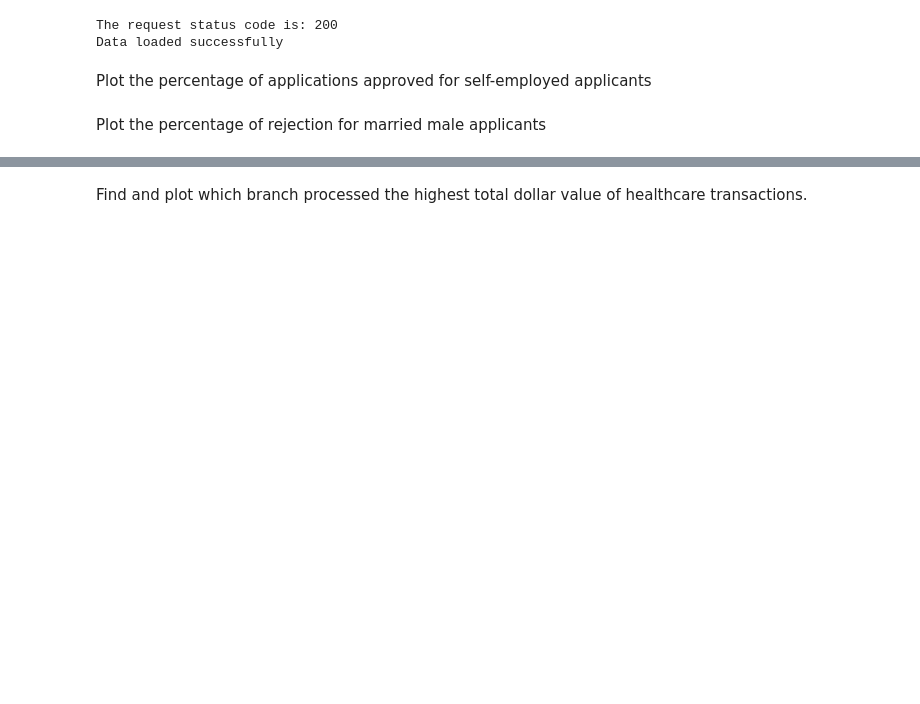
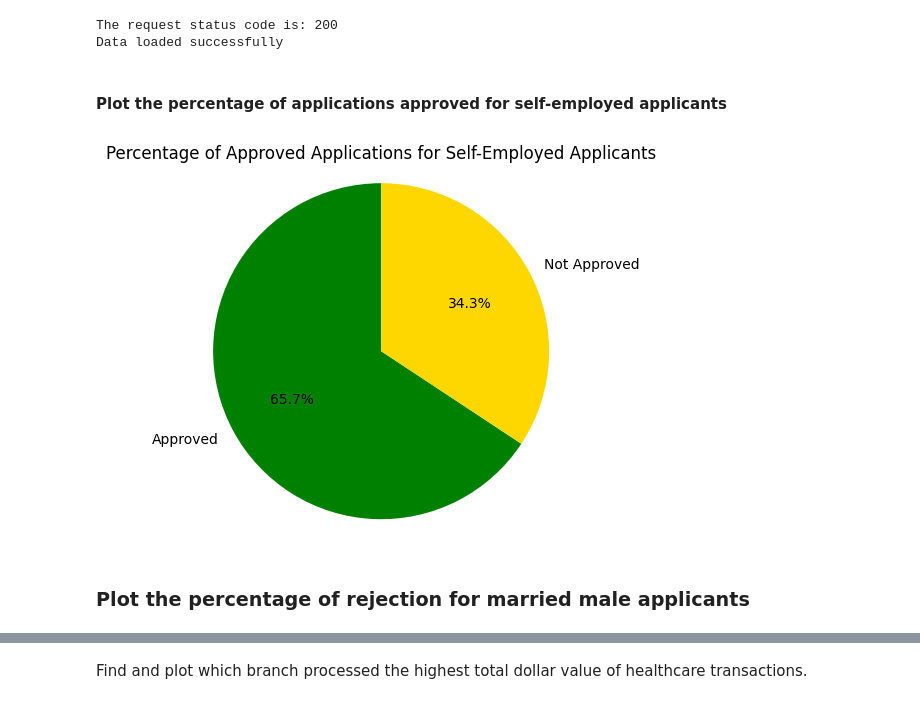
Before and after one commit to andrewrhoden/Data-Engineering---Capstone-Project, a Jupyter notebook: Capstone_Project.ipynb, the cells around one changed output, grey strips where cells are left out. Saved outputs shown, nothing was run; the diff lists cells and outputs as text; code cells hidden in the pictures; blank space fills up the shorter version.

```diff
--- a/Capstone_Project.ipynb
+++ b/Capstone_Project.ipynb
@@ -540,4 +464,0 @@ StructField("Application_Status", StringType(), True)
-# %%
-#createa a new spark session
-
-spark=SparkSession.builder.appName("convert to spark").getOrCreate()
@@ -693,27 +527,18 @@ else:
-# %%
-url = 'https://raw.githubusercontent.com/platformps/LoanDataset/main/loan_data.json'
-response =requests.get(url)
-print(f"The request status code is: {response.status_code}")
-
-loan_data=response.json()
-
-
-loan_df=spark.createDataFrame(loan_data).collect()
-
-# loan_df.write.jdbc(url='jdbc:mysql://localhost:3306/creditcard_capstone',\
-#     table='CDW_SAPP_loan_application', mode='overwrite', properties={'user': user, 'password': password}).save()
-
-table='CDW_SAPP_loan_application'
-loan_df.write \
-                    .format("jdbc") \
-                    .mode("overwrite") \
-                    .option("truncate","true") \
-                    .option("url", "jdbc:mysql://localhost:3306/") \
-                    .option("dbtable", "creditcard_capstone.{}".format(table)) \
-                    .option("truncate","true") \
-                    .option("user", user) \
-                    .option("characterEncoding","UTF-8") \
-                    .option("useUnicode", "true")\
-                    .option("password", password).save()
 # %% [markdown]
-Plot the percentage of applications approved for self-employed applicants
+#### Plot the percentage of applications approved for self-employed applicants
+# %%
+self_employed_df = loan_df.filter(loan_df.Self_Employed == 'Yes')
+approved_df = self_employed_df.filter(loan_df.Application_Status == 'Y')
+total_count = self_employed_df.count()
+approved_count = approved_df.count()
+percentage_approved = approved_count/total_count * 100
+labels = ['Approved', 'Not Approved']
+sizes = [percentage_approved, 100 - percentage_approved]
+colors = ['green', 'gold']
+
+plt.pie(sizes, labels=labels, colors=colors, autopct='%1.1f%%', startangle=90)
+plt.title('Percentage of Approved Applications for Self-Employed Applicants')
+plt.axis('equal')
+plt.show()
+# %% [output]
+[figure, added]
@@ -720,2 +567,2 @@ Plot the percentage of applications approved for self-employed applicants
 # %% [markdown]
-Plot the percentage of rejection for married male applicants
+### Plot the percentage of rejection for married male applicants
```
Also changed, not shown: parts of 18 cells of this notebook, 3 other files.
